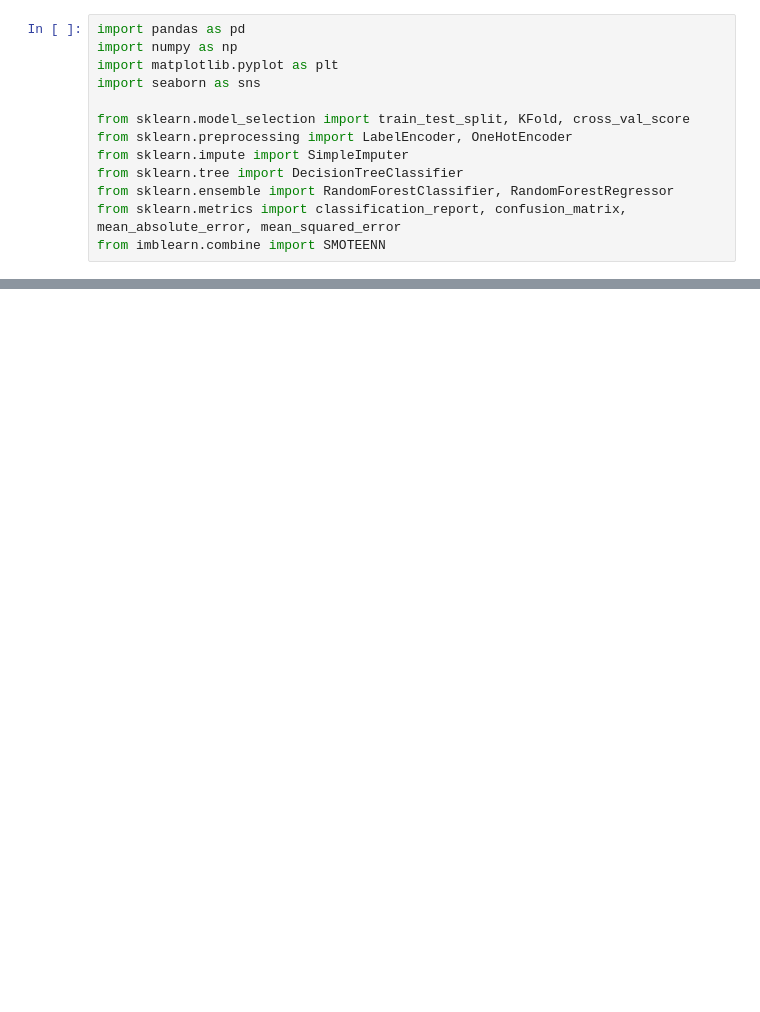
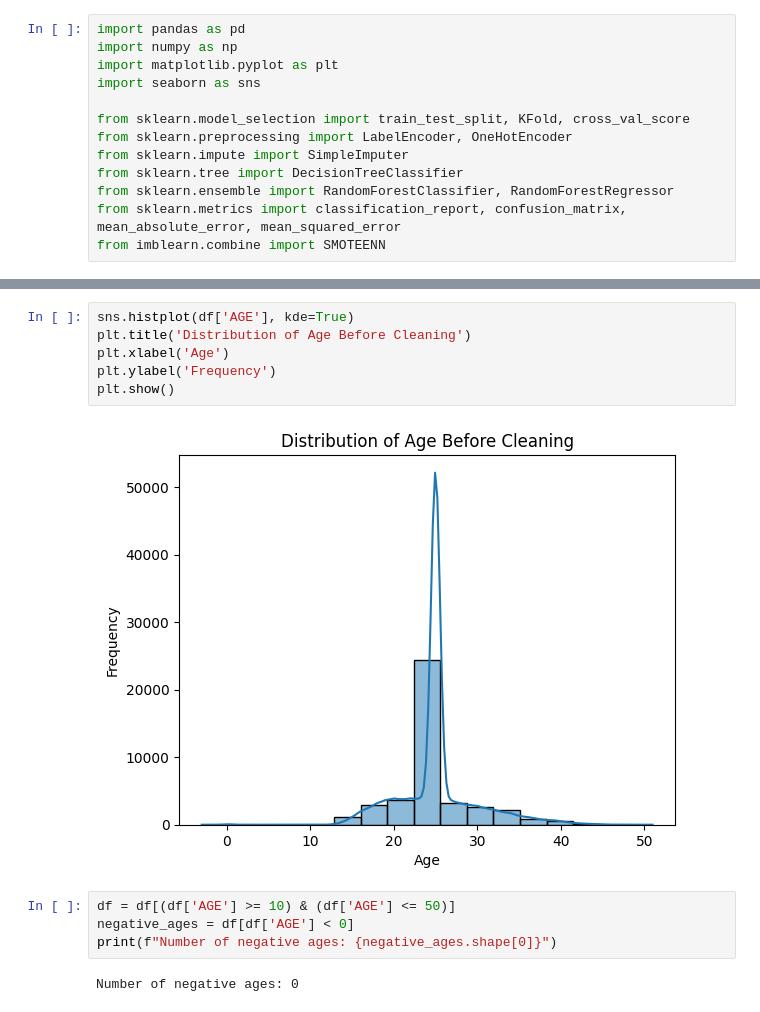
Before and after one commit to CaioCBCouto/MLProj, a Jupyter notebook: joseph.ipynb, the cells around one changed output, grey strips where cells are left out. Saved outputs shown, nothing was run; the diff lists cells and outputs as text; blank space fills up the shorter version.

```diff
--- a/joseph.ipynb
+++ b/joseph.ipynb
@@ -250,0 +45,14 @@ MAE médio (Random Forest Regressor): 2.9185317456179587
+# %%
+sns.histplot(df['AGE'], kde=True)
+plt.title('Distribution of Age Before Cleaning')
+plt.xlabel('Age')
+plt.ylabel('Frequency')
+plt.show()
+# %% [output]
+[figure, added]
+# %%
+df = df[(df['AGE'] >= 10) & (df['AGE'] <= 50)]
+negative_ages = df[df['AGE'] < 0]
+print(f"Number of negative ages: {negative_ages.shape[0]}")
+# %% [output]
+Number of negative ages: 0
```
Also changed, not shown: parts of 46 cells of this notebook.
